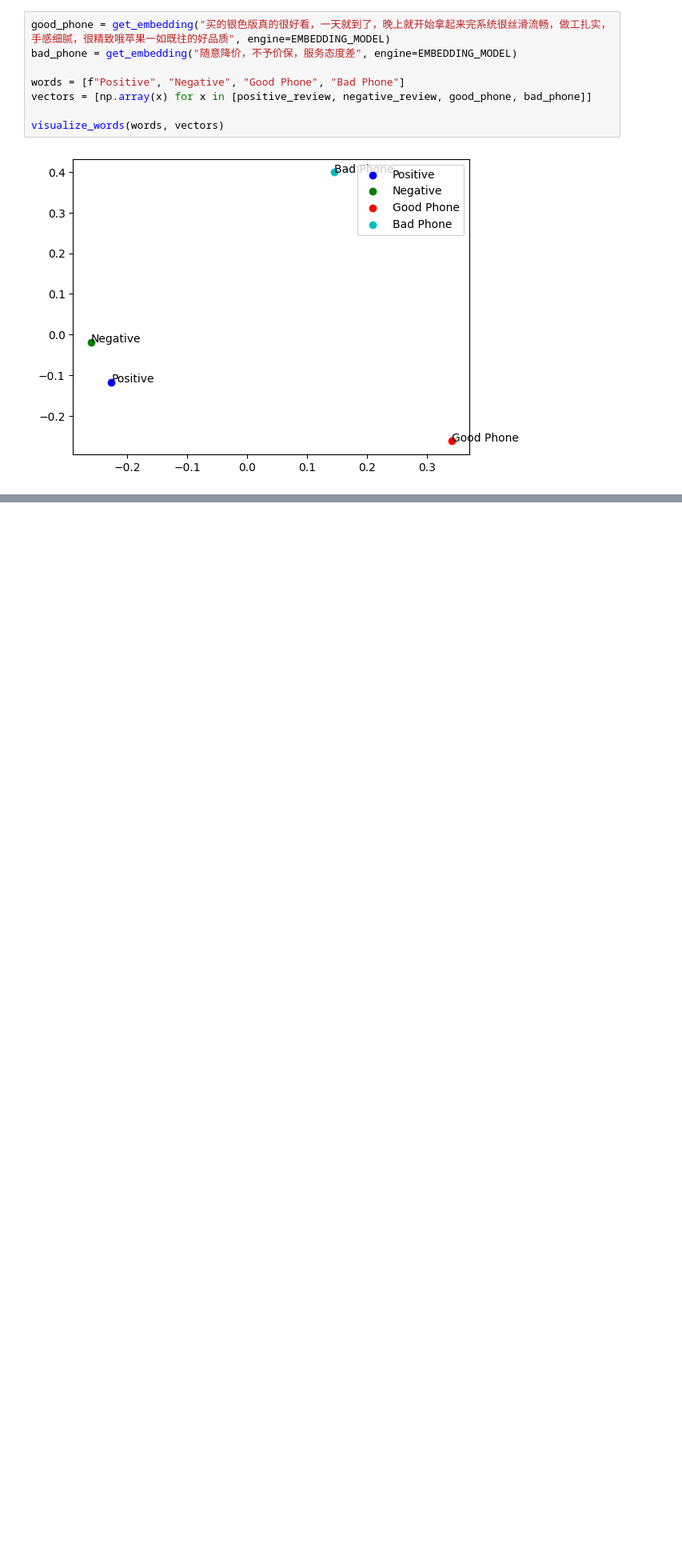
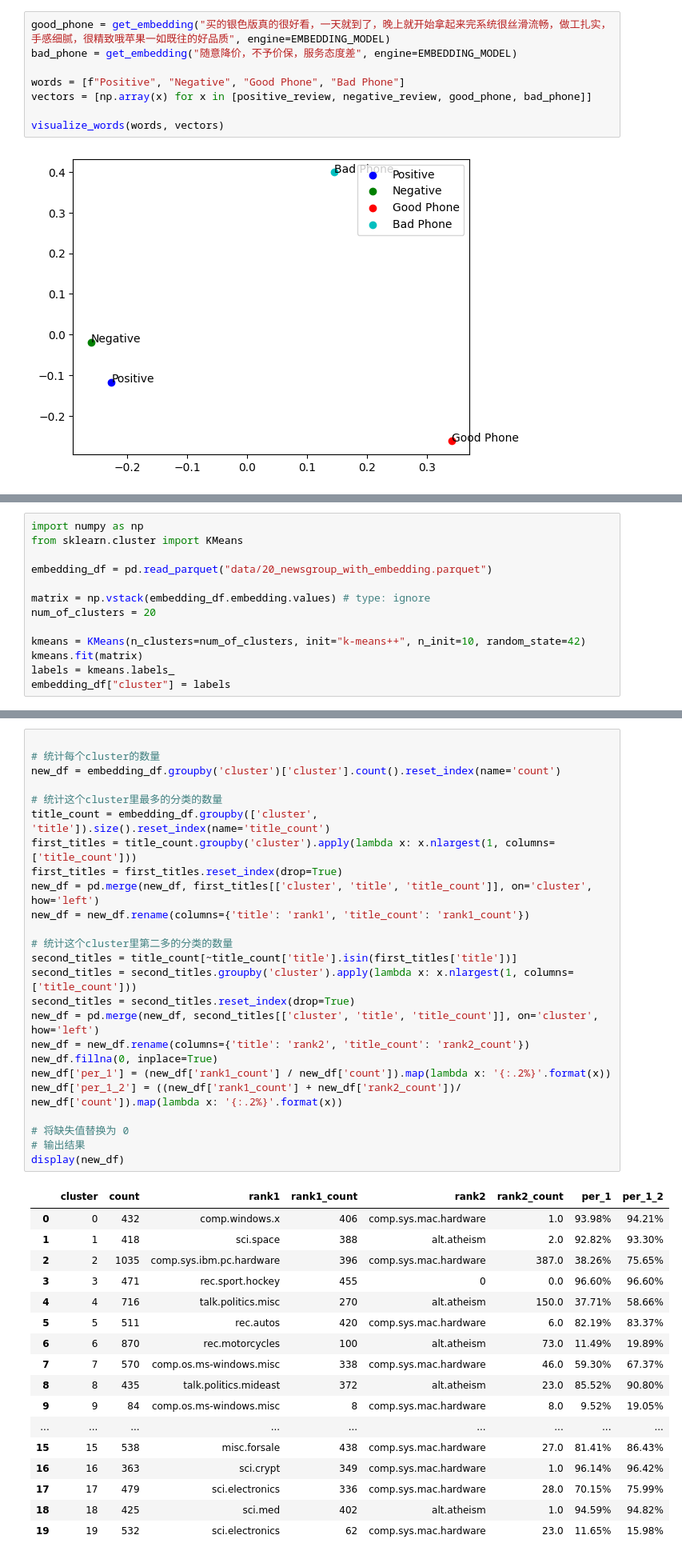
Before and after one commit to xuwenhao/mactalk-ai-course, a Jupyter notebook: week2.ipynb, the cells around one changed output, grey strips where cells are left out. Shown at 80% size. Drawn from its saved outputs; the diff is of its cells as text; blank space fills up the shorter version.

```diff
--- a/week2.ipynb
+++ b/week2.ipynb
@@ -568,0 +695,13 @@ visualize_words(words, vectors)
+# %%
+import numpy as np
+from sklearn.cluster import KMeans
+
+embedding_df = pd.read_parquet("data/20_newsgroup_with_embedding.parquet")
+
+matrix = np.vstack(embedding_df.embedding.values) # type: ignore
+num_of_clusters = 20
+
+kmeans = KMeans(n_clusters=num_of_clusters, init="k-means++", n_init=10, random_state=42)
+kmeans.fit(matrix)
+labels = kmeans.labels_
+embedding_df["cluster"] = labels
@@ -568,0 +717,43 @@ visualize_words(words, vectors)
+# %%
+
+# 统计每个cluster的数量
+new_df = embedding_df.groupby('cluster')['cluster'].count().reset_index(name='count')
+
+# 统计这个cluster里最多的分类的数量
+title_count = embedding_df.groupby(['cluster', 'title']).size().reset_index(name='title_count')
+first_titles = title_count.groupby('cluster').apply(lambda x: x.nlargest(1, columns=['title_count']))
+first_titles = first_titles.reset_index(drop=True)
+new_df = pd.merge(new_df, first_titles[['cluster', 'title', 'title_count']], on='cluster', how='left')
+new_df = new_df.rename(columns={'title': 'rank1', 'title_count': 'rank1_count'})
+
+# 统计这个cluster里第二多的分类的数量
+second_titles = title_count[~title_count['title'].isin(first_titles['title'])]
+second_titles = second_titles.groupby('cluster').apply(lambda x: x.nlargest(1, columns=['title_count']))
+second_titles = second_titles.reset_index(drop=True)
+new_df = pd.merge(new_df, second_titles[['cluster', 'title', 'title_count']], on='cluster', how='left')
+new_df = new_df.rename(columns={'title': 'rank2', 'title_count': 'rank2_count'})
+new_df.fillna(0, inplace=True)
+new_df['per_1'] = (new_df['rank1_count'] / new_df['count']).map(lambda x: '{:.2%}'.format(x))
+new_df['per_1_2'] = ((new_df['rank1_count'] + new_df['rank2_count'])/ new_df['count']).map(lambda x: '{:.2%}'.format(x))
+
+# 将缺失值替换为 0
+# 输出结果
+display(new_df)
+# %% [output]
+|  | cluster | count | rank1 | rank1_count | rank2 | rank2_count | per_1 | per_1_2 |
+| 0 | 0 | 432 | comp.windows.x | 406 | comp.sys.mac.hardware | 1.0 | 93.98% | 94.21% |
+| 1 | 1 | 418 | sci.space | 388 | alt.atheism | 2.0 | 92.82% | 93.30% |
+| 2 | 2 | 1035 | comp.sys.ibm.pc.hardware | 396 | comp.sys.mac.hardware | 387.0 | 38.26% | 75.65% |
+| 3 | 3 | 471 | rec.sport.hockey | 455 | 0 | 0.0 | 96.60% | 96.60% |
+| 4 | 4 | 716 | talk.politics.misc | 270 | alt.atheism | 150.0 | 37.71% | 58.66% |
+| 5 | 5 | 511 | rec.autos | 420 | comp.sys.mac.hardware | 6.0 | 82.19% | 83.37% |
+| 6 | 6 | 870 | rec.motorcycles | 100 | alt.atheism | 73.0 | 11.49% | 19.89% |
+| 7 | 7 | 570 | comp.os.ms-windows.misc | 338 | comp.sys.mac.hardware | 46.0 | 59.30% | 67.37% |
+| 8 | 8 | 435 | talk.politics.mideast | 372 | alt.atheism | 23.0 | 85.52% | 90.80% |
+| 9 | 9 | 84 | comp.os.ms-windows.misc | 8 | comp.sys.mac.hardware | 8.0 | 9.52% | 19.05% |
+| ... | ... | ... | ... | ... | ... | ... | ... | ... |
+| 15 | 15 | 538 | misc.forsale | 438 | comp.sys.mac.hardware | 27.0 | 81.41% | 86.43% |
+| 16 | 16 | 363 | sci.crypt | 349 | comp.sys.mac.hardware | 1.0 | 96.14% | 96.42% |
+| 17 | 17 | 479 | sci.electronics | 336 | comp.sys.mac.hardware | 28.0 | 70.15% | 75.99% |
+| 18 | 18 | 425 | sci.med | 402 | alt.atheism | 1.0 | 94.59% | 94.82% |
+| 19 | 19 | 532 | sci.electronics | 62 | comp.sys.mac.hardware | 23.0 | 11.65% | 15.98% |
```
Also changed, not shown: parts of 27 cells of this notebook, 2 other files.
